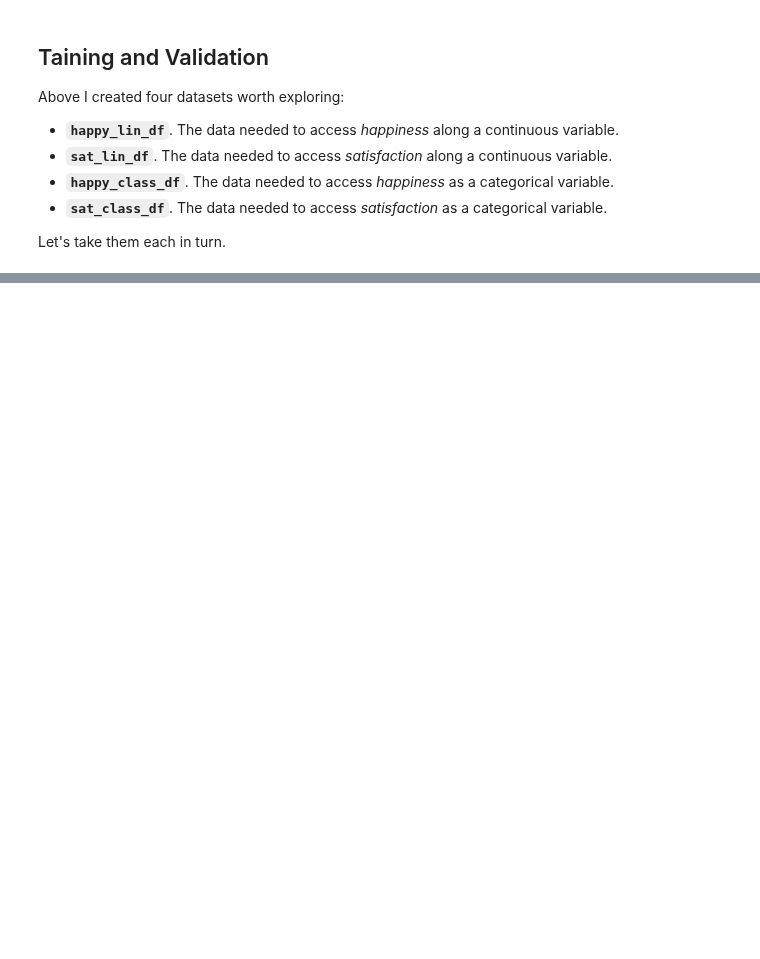
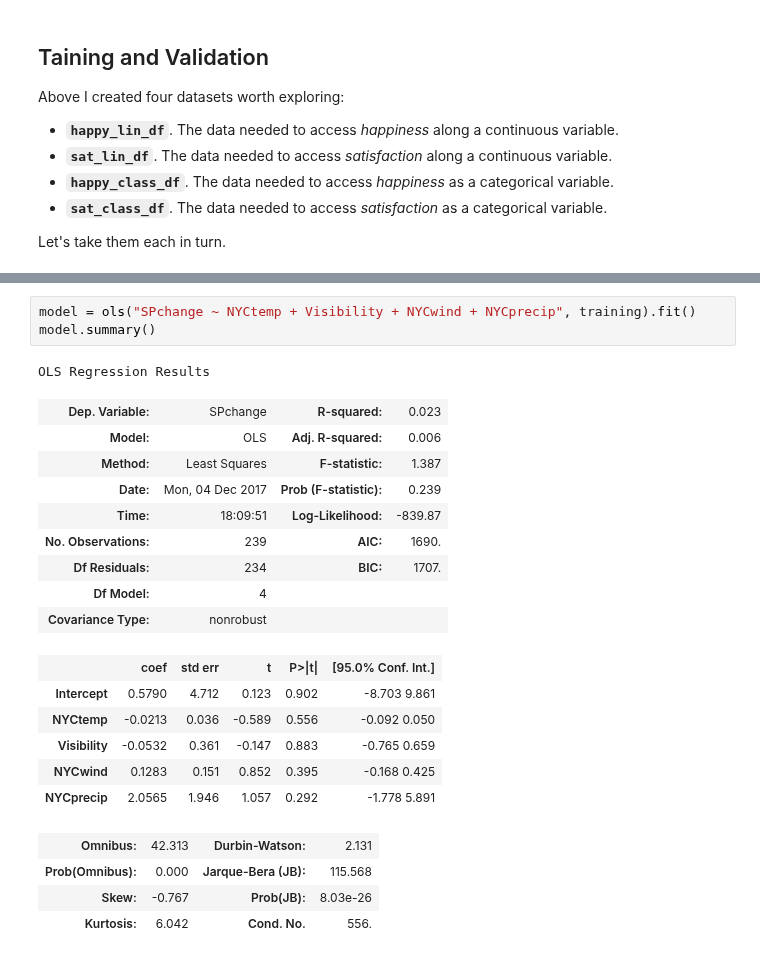
Before and after one commit to colarusso/codingthelaw, a Jupyter notebook: Fall_2017/work/JeffGitsIt/p3/code_sample_1-Copy1.ipynb, the cells around one changed output, grey strips where cells are left out. Cells and saved outputs as stored; diff of their text form; blank space fills up the shorter version.

```diff
--- a/Fall_2017/work/JeffGitsIt/p3/code_sample_1-Copy1.ipynb
+++ b/Fall_2017/work/JeffGitsIt/p3/code_sample_1-Copy1.ipynb
@@ -320,2 +194,26 @@ SyntaxError: invalid syntax (<unknown>, line 1)
+# %%
+model = ols("SPchange ~ NYCtemp + Visibility + NYCwind + NYCprecip", training).fit()
+model.summary()
+# %% [output]
+OLS Regression Results
+| Dep. Variable: | SPchange | R-squared: | 0.023 |
+| Model: | OLS | Adj. R-squared: | 0.006 |
+| Method: | Least Squares | F-statistic: | 1.387 |
+| Date: | Mon, 04 Dec 2017 | Prob (F-statistic): | 0.239 |
+| Time: | 18:09:51 | Log-Likelihood: | -839.87 |
+| No. Observations: | 239 | AIC: | 1690. |
+| Df Residuals: | 234 | BIC: | 1707. |
+| Df Model: | 4 |  |  |
+| Covariance Type: | nonrobust |  |  |
+|  | coef | std err | t | P>|t| | [95.0% Conf. Int.] |
+| Intercept | 0.5790 | 4.712 | 0.123 | 0.902 | -8.703 9.861 |
+| NYCtemp | -0.0213 | 0.036 | -0.589 | 0.556 | -0.092 0.050 |
+| Visibility | -0.0532 | 0.361 | -0.147 | 0.883 | -0.765 0.659 |
+| NYCwind | 0.1283 | 0.151 | 0.852 | 0.395 | -0.168 0.425 |
+| NYCprecip | 2.0565 | 1.946 | 1.057 | 0.292 | -1.778 5.891 |
+| Omnibus: | 42.313 | Durbin-Watson: | 2.131 |
+| Prob(Omnibus): | 0.000 | Jarque-Bera (JB): | 115.568 |
+| Skew: | -0.767 | Prob(JB): | 8.03e-26 |
+| Kurtosis: | 6.042 | Cond. No. | 556. |
 # %%
 # Rerun with SciKitLearn because it's easy to check accuracy
```
Also changed, not shown: parts of 38 cells of this notebook.
